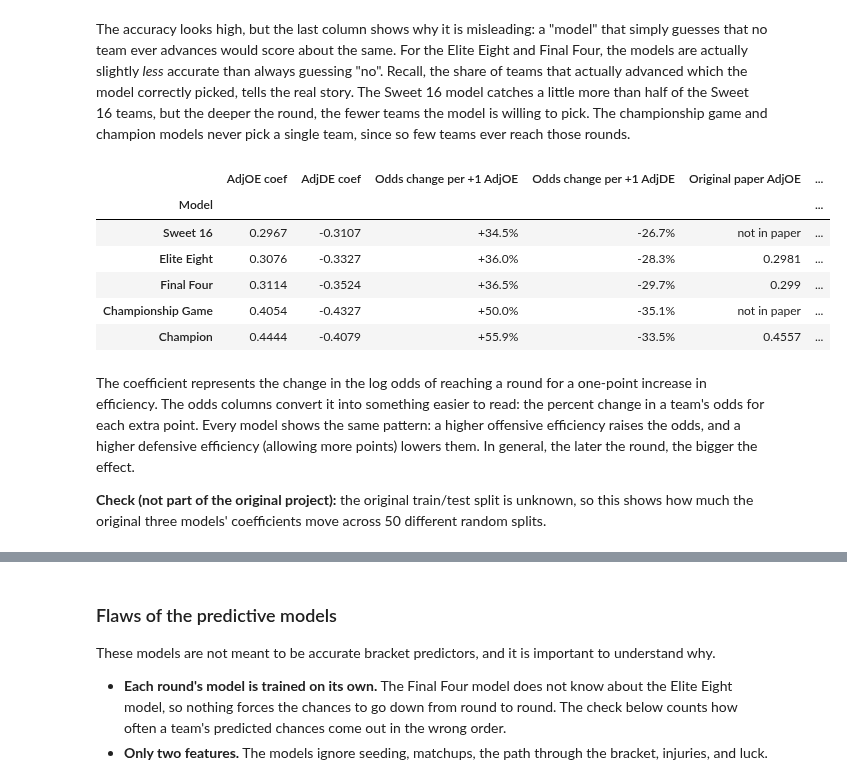
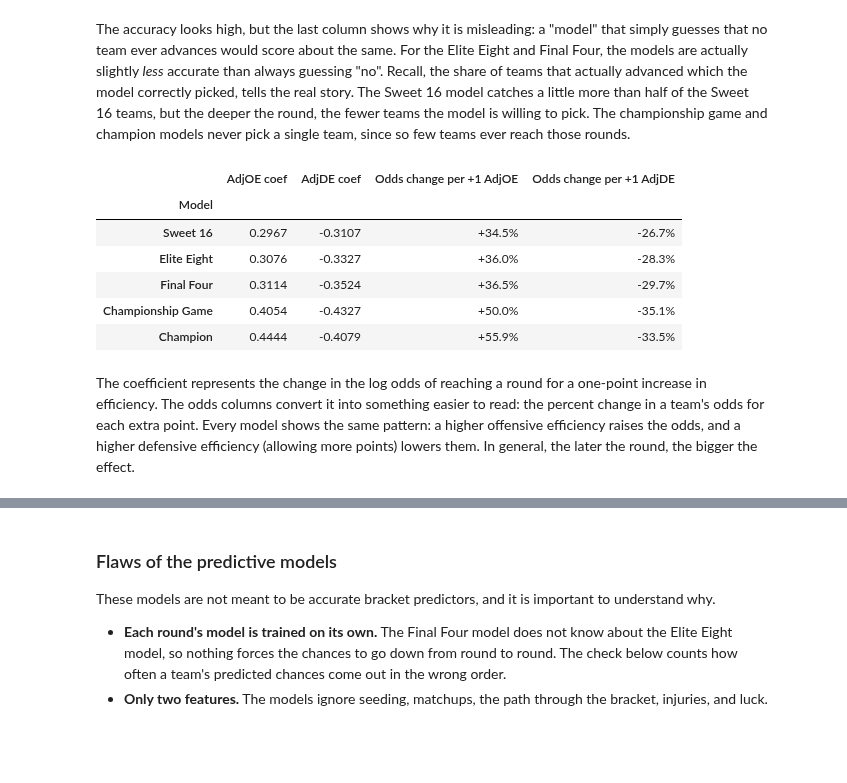
Before and after one commit to ColeDiGregorio/march-madness-analysis, a Jupyter notebook: march_madness.ipynb, the cells around one changed output, grey strips where cells are left out. Saved outputs shown, nothing was run; the diff lists cells and outputs as text; code cells hidden in the pictures; blank space fills up the shorter version.

```diff
--- a/march_madness.ipynb
+++ b/march_madness.ipynb
@@ -354,34 +345,27 @@ model correctly picked, tells the real story. The Sweet 16 model catches a littl
 teams, but the deeper the round, the fewer teams the model is willing to pick. The championship game and champion
 models never pick a single team, since so few teams ever reach those rounds.
 # %%
-paper_coefs = {"Elite Eight": (0.2981, -0.3063), "Final Four": (0.2990, -0.3166), "Champion": (0.4557, -0.4046)}
-
 coef_rows = []
 for target in rounds:
     m = models[target]
     coef_rows.append({"Model": target,
                       "AdjOE coef": round(m.coef_[0][0], 4),
                       "AdjDE coef": round(m.coef_[0][1], 4),
                       "Odds change per +1 AdjOE": f"{(np.exp(m.coef_[0][0]) - 1) * 100:+.1f}%",
-                      "Odds change per +1 AdjDE": f"{(np.exp(m.coef_[0][1]) - 1) * 100:+.1f}%",
-                      "Original paper AdjOE": paper_coefs[target][0] if target in paper_coefs else "not in paper",
-                      "Original paper AdjDE": paper_coefs[target][1] if target in paper_coefs else "not in paper"})
+                      "Odds change per +1 AdjDE": f"{(np.exp(m.coef_[0][1]) - 1) * 100:+.1f}%"})
 coefs = pd.DataFrame(coef_rows).set_index("Model")
 coefs
 # %% [output]
-|  | AdjOE coef | AdjDE coef | Odds change per +1 AdjOE | Odds change per +1 AdjDE | Original paper AdjOE | ... |
-| Model |  |  |  |  |  | ... |
-| Sweet 16 | 0.2967 | -0.3107 | +34.5% | -26.7% | not in paper | ... |
-| Elite Eight | 0.3076 | -0.3327 | +36.0% | -28.3% | 0.2981 | ... |
-| Final Four | 0.3114 | -0.3524 | +36.5% | -29.7% | 0.299 | ... |
-| Championship Game | 0.4054 | -0.4327 | +50.0% | -35.1% | not in paper | ... |
-| Champion | 0.4444 | -0.4079 | +55.9% | -33.5% | 0.4557 | ... |
+|  | AdjOE coef | AdjDE coef | Odds change per +1 AdjOE | Odds change per +1 AdjDE |
+| Model |  |  |  |  |
+| Sweet 16 | 0.2967 | -0.3107 | +34.5% | -26.7% |
+| Elite Eight | 0.3076 | -0.3327 | +36.0% | -28.3% |
+| Final Four | 0.3114 | -0.3524 | +36.5% | -29.7% |
+| Championship Game | 0.4054 | -0.4327 | +50.0% | -35.1% |
+| Champion | 0.4444 | -0.4079 | +55.9% | -33.5% |
 # %% [markdown]
 The coefficient represents the change in the log odds of reaching a round for a one-point increase in
 efficiency. The odds columns convert it into something easier to read: the percent change in a team's odds for
 each extra point. Every model shows the same pattern: a higher offensive efficiency raises the odds, and a
 higher defensive efficiency (allowing more points) lowers them. In general, the later the round, the bigger
 the effect.
-
-**Check (not part of the original project):** the original train/test split is unknown, so this shows how much
-the original three models' coefficients move across 50 different random splits.
```
Also changed, not shown: parts of 10 cells of this notebook, 4 other files.
